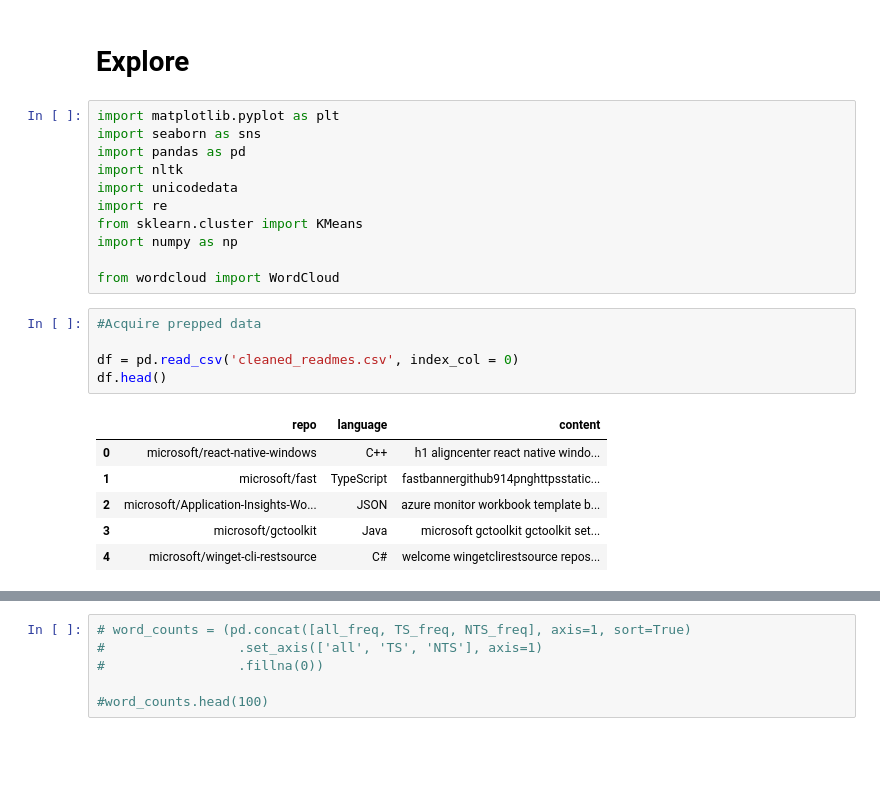
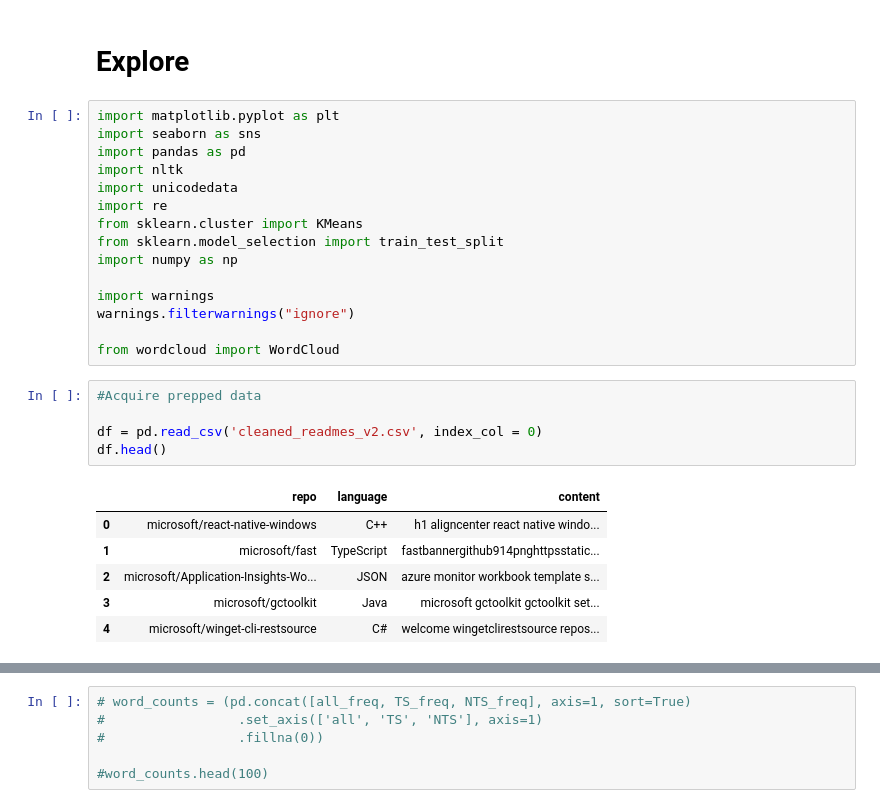
Before and after one commit to lets-talk-codeup/github-guesser, a Jupyter notebook: explore.ipynb, the cells around one changed output, grey strips where cells are left out. Drawn from its saved outputs; the diff is of its cells as text; blank space fills up the shorter version.

```diff
--- a/explore.ipynb
+++ b/explore.ipynb
@@ -8,18 +8,22 @@ import nltk
 import unicodedata
 import re
 from sklearn.cluster import KMeans
+from sklearn.model_selection import train_test_split
 import numpy as np
 
+import warnings
+warnings.filterwarnings("ignore")
+
 from wordcloud import WordCloud
 # %%
 #Acquire prepped data
 
-df = pd.read_csv('cleaned_readmes.csv', index_col = 0)
+df = pd.read_csv('cleaned_readmes_v2.csv', index_col = 0)
 df.head()
 # %% [output]
 |  | repo | language | content |
 | 0 | microsoft/react-native-windows | C++ | h1 aligncenter react native windo... |
 | 1 | microsoft/fast | TypeScript | fastbannergithub914pnghttpsstatic... |
-| 2 | microsoft/Application-Insights-Wo... | JSON | azure monitor workbook template b... |
+| 2 | microsoft/Application-Insights-Wo... | JSON | azure monitor workbook template s... |
 | 3 | microsoft/gctoolkit | Java | microsoft gctoolkit gctoolkit set... |
 | 4 | microsoft/winget-cli-restsource | C# | welcome wingetclirestsource repos... |
```
Also changed, not shown: parts of 30 cells of this notebook.
